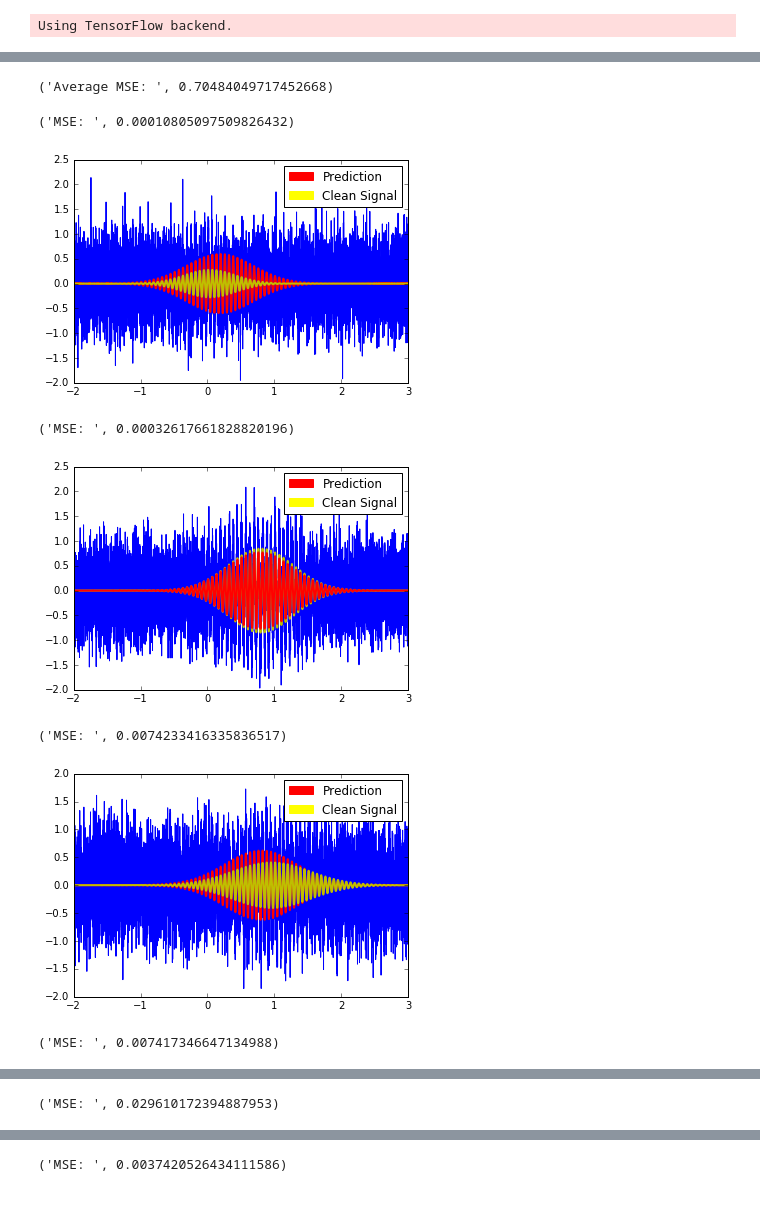
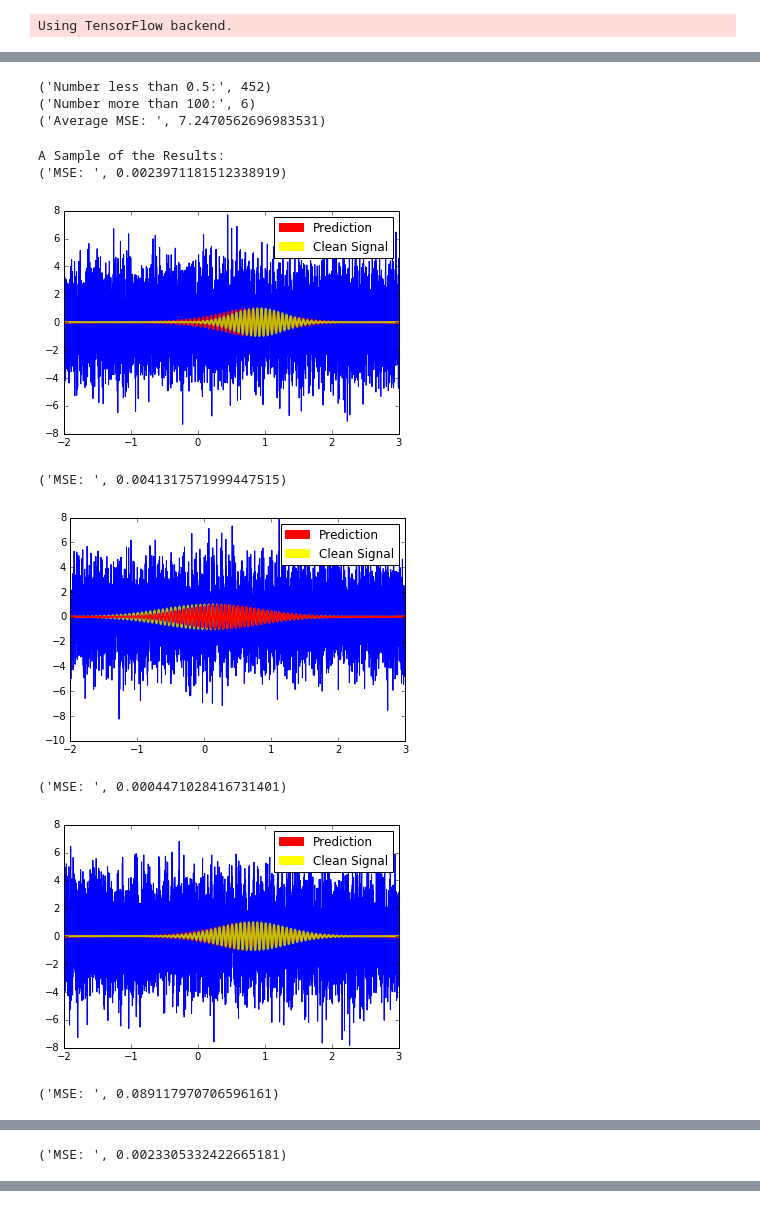
Before and after one commit to clarle/denoising-gravitational-waves, a Jupyter notebook: Deep_Neural_Network_Gaussian.ipynb, the cells around one changed output, grey strips where cells are left out. Drawn from its saved outputs; the diff is of its cells as text; code cells hidden in the pictures.

```diff
--- a/Deep_Neural_Network_Gaussian.ipynb
+++ b/Deep_Neural_Network_Gaussian.ipynb
@@ -13,7 +13,7 @@ import matplotlib.patches as mpatches
 Using TensorFlow backend.
 # %%
 def myfunc(t):
-    A = np.random.rand(1)
+    A = 1
     B = np.random.rand(1)
     C = np.random.rand(1)
     D = 100 + np.random.rand(1)
@@ -23,8 +23,11 @@ def myfunc(t):
 
 def noisy(y):
     # noise = np.random.uniform(-0.5, 0.5, size=y.shape)
-    noise = 0.5 * np.random.normal(0,1,8192)
-    # try reducing noise range, and try np.random.normal
+    snr_inverse = 2
+    noise = snr_inverse * np.random.normal(0,1,8192)
+
+    # Normalize data so that variance is 1 (when we don't know the SNR of signal)
+
     return y + noise
 
 t = np.linspace(-2, 3, 8192)
@@ -128,12 +131,22 @@ Epoch 200/200
 # %%
 t_two = np.linspace(-2, 3, 8192)
 avg_mse = 0.0
+count_0 = 0
+count_1 = 0
 for i in range(500):
     avg_mse += np.square(np.sum(y_test[i] - predicted[i]))
+    if np.square(np.sum(y_test[i] - predicted[i])) > 300:
+        count_1 += 1
+    if np.square(np.sum(y_test[i] - predicted[i])) < 0.5:
+        count_0 += 1
 
+print("Number less than 0.5:", count_0)
+print("Number more than 100:", count_1)
 print("Average MSE: ", avg_mse / 500)
 # %% [output]
-('Average MSE: ', 0.70484049717452668)
+('Number less than 0.5:', 452)
+('Number more than 100:', 6)
+('Average MSE: ', 7.2470562696983531)
 # %%
 print("A Sample of the Results:")
 
@@ -160,47 +173,38 @@ plt.show()
 n = 7
 print("MSE: ", np.square(np.sum(y_test[n] - predicted[n])))
 plt.plot(t_two, x_test[n], "b-", label='Noisy Signal')
 plt.plot(t_two, predicted[n], "r-", label='Prediction', linewidth=2.0)
 plt.plot(t_two, y_test[n], "y-", label='True Data', linewidth=2.0)
 red_patch = mpatches.Patch(color='red', label='Prediction')
 yellow_patch = mpatches.Patch(color='yellow', label='Clean Signal')
 plt.legend(handles=[red_patch, yellow_patch])
 plt.show()
 
 n = 6
 print("MSE: ", np.square(np.sum(y_test[n] - predicted[n])))
 plt.plot(t_two, x_test[n], "b-", label='Noisy Signal')
 plt.plot(t_two, y_test[n], "y-", label='True Data', linewidth=2.0)
 plt.plot(t_two, predicted[n], "r-", label='Prediction', linewidth=2.0)
 red_patch = mpatches.Patch(color='red', label='Prediction')
 yellow_patch = mpatches.Patch(color='yellow', label='Clean Signal')
 plt.legend(handles=[red_patch, yellow_patch])
 plt.show()
 
 n = 10
 print("MSE: ", np.square(np.sum(y_test[n] - predicted[n])))
 plt.plot(t_two, x_test[n], "b-", label='Noisy Signal')
-plt.plot(t_two, predicted[n], "r-", label='Prediction', linewidth=2.0)
-plt.plot(t_two, y_test[n], "y-", label='True Data', linewidth=2.0)
-red_patch = mpatches.Patch(color='red', label='Prediction')
-yellow_patch = mpatches.Patch(color='yellow', label='Clean Signal')
-plt.legend(handles=[red_patch, yellow_patch])
-plt.show()
-
-n = 13
-print("MSE: ", np.square(np.sum(y_test[n] - predicted[n])))
-plt.plot(t_two, x_test[n], "b-", label='Noisy Signal')
 plt.plot(t_two, y_test[n], "y-", label='True Data', linewidth=2.0)
 plt.plot(t_two, predicted[n], "r-", label='Prediction', linewidth=2.0)
 red_patch = mpatches.Patch(color='red', label='Prediction')
 yellow_patch = mpatches.Patch(color='yellow', label='Clean Signal')
 plt.legend(handles=[red_patch, yellow_patch])
 plt.show()
 # %% [output]
-('MSE: ', 0.00010805097509826432)
+A Sample of the Results:
+('MSE: ', 0.0023971181512338919)
-[figure, old version]
+[figure, new version]
-('MSE: ', 0.00032617661828820196)
+('MSE: ', 0.0041317571999447515)
-[figure, old version]
+[figure, new version]
-('MSE: ', 0.0074233416335836517)
+('MSE: ', 0.0004471028416731401)
-[figure, old version]
+[figure, new version]
-('MSE: ', 0.007417346647134988)
+('MSE: ', 0.089117970706596161)
@@ -208 +212 @@ plt.show()
-('MSE: ', 0.029610172394887953)
+('MSE: ', 0.0023305332422665181)
@@ -210 +213,0 @@ plt.show()
-('MSE: ', 0.0037420526434111586)
```
Also changed, not shown: parts of 3 cells of this notebook, 1 other file.
